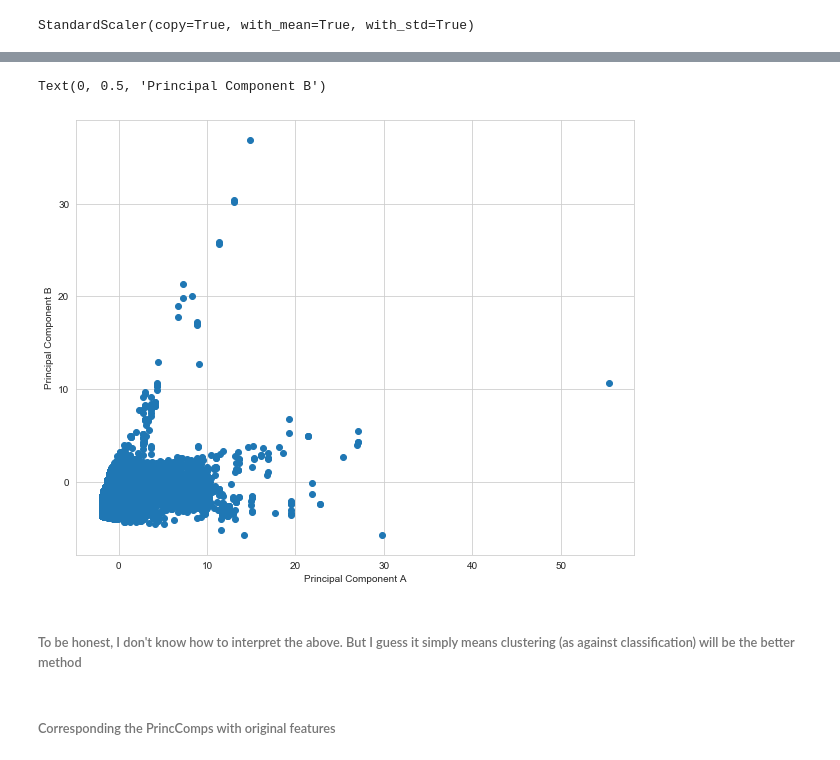
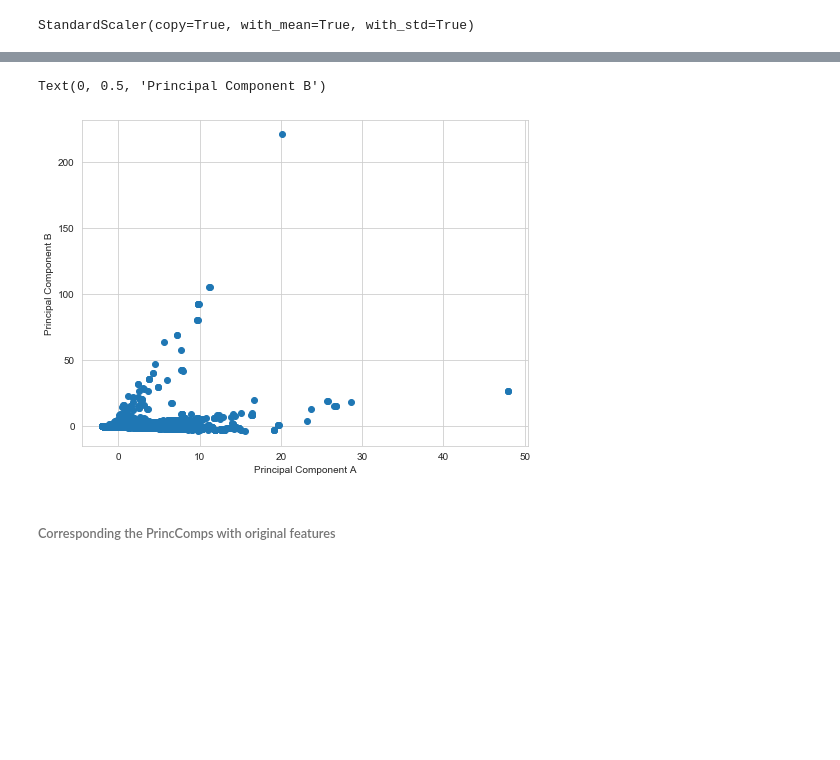
Before and after one commit to olubadmus/Twitter-User-Clustering, a Jupyter notebook: Charlottevile_PCA_KMeans Code.ipynb, the cells around one changed output, grey strips where cells are left out. Cells and saved outputs as stored; diff of their text form; code cells hidden in the pictures; blank space fills up the shorter version.

```diff
--- a/Charlottevile_PCA_KMeans Code.ipynb
+++ b/Charlottevile_PCA_KMeans Code.ipynb
@@ -139,7 +108,7 @@ Name: user_lang, Length: 228317, dtype: object
 # Drop non-numerical features
 
 
-df = data2.drop(['user','full_text','time_date', 'user_lang'], axis=1)
-df.head(2)
+k_df = data2.drop(['user','full_text','created_at', 'user_lang'], axis=1)
+k_df.head(2)
 # %% [output]
 |  | num_statuses | no_of_favs | num_friends | num_followers | retweet_count | hours |
@@ -173,8 +159,8 @@ I dont know if PCA is neccessary in this case since we do no have many features,
 from sklearn.preprocessing import StandardScaler
 # %%
 scaler = StandardScaler()
-scaler.fit(df)
+scaler.fit(k_df)
 # %% [output]
 StandardScaler(copy=True, with_mean=True, with_std=True)
 # %%
-scale_df = scaler.transform(df)
+scale_df = scaler.transform(k_df)
@@ -185,7 +185,7 @@ scale_df = scaler.transform(df)
 # %%
 from sklearn.decomposition import PCA
 # %%
-pca = PCA(n_components=2)
+pca = PCA(n_components=3)
 # %%
 pca.fit(scale_df)
 # %% [output]
@@ -210,15 +216,13 @@ i_pca
 # %%
 # Visualize the correlation
 
-plt.figure(figsize=(10,8))
+plt.figure(figsize=(8,6))
 plt.scatter(i_pca[:,0], i_pca[:,1])
 plt.xlabel("Principal Component A")
 plt.ylabel("Principal Component B")
 # %% [output]
 Text(0, 0.5, 'Principal Component B')
-[figure, old version]
+[figure, new version]
-# %% [markdown]
-###### To be honest, I don't know how to interpret the above. But I guess it simply means clustering (as against classification) will be the better method
 # %% [markdown]
 ###### Corresponding the PrincComps with original features
 # %%
```
Also changed, not shown: parts of 59 cells of this notebook.
